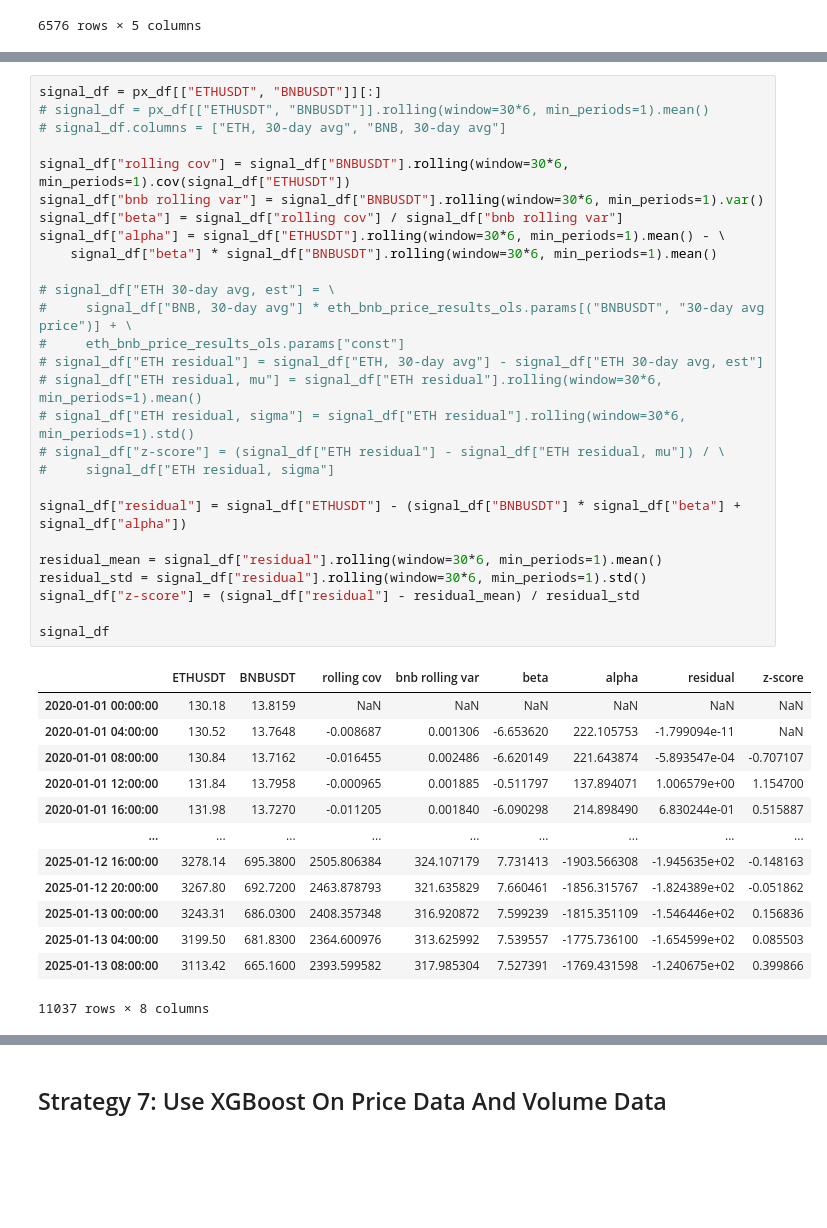
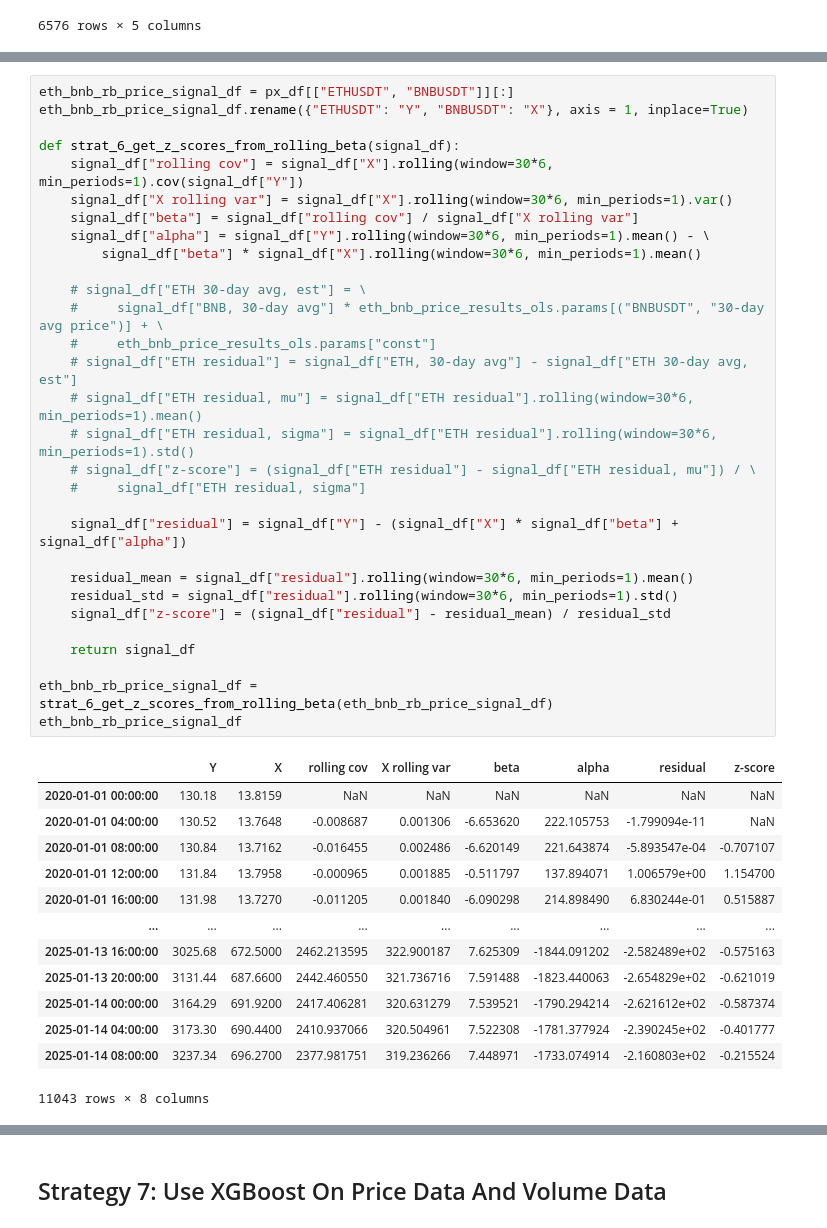
Before and after one commit to wbchristerson/jn-learning, a Jupyter notebook: cryptocurrency_stat_arb.ipynb, the cells around one changed output, grey strips where cells are left out. Cells and saved outputs as stored; diff of their text form; blank space fills up the shorter version.

```diff
--- a/cryptocurrency_stat_arb.ipynb
+++ b/cryptocurrency_stat_arb.ipynb
@@ -1635,44 +1644,47 @@ eth_bnb_price_df
 # %%
-signal_df = px_df[["ETHUSDT", "BNBUSDT"]][:]
-# signal_df = px_df[["ETHUSDT", "BNBUSDT"]].rolling(window=30*6, min_periods=1).mean()
-# signal_df.columns = ["ETH, 30-day avg", "BNB, 30-day avg"]
+eth_bnb_rb_price_signal_df = px_df[["ETHUSDT", "BNBUSDT"]][:]
+eth_bnb_rb_price_signal_df.rename({"ETHUSDT": "Y", "BNBUSDT": "X"}, axis = 1, inplace=True)
 
-signal_df["rolling cov"] = signal_df["BNBUSDT"].rolling(window=30*6, min_periods=1).cov(signal_df["ETHUSDT"])
-signal_df["bnb rolling var"] = signal_df["BNBUSDT"].rolling(window=30*6, min_periods=1).var()
-signal_df["beta"] = signal_df["rolling cov"] / signal_df["bnb rolling var"]
-signal_df["alpha"] = signal_df["ETHUSDT"].rolling(window=30*6, min_periods=1).mean() - \
-    signal_df["beta"] * signal_df["BNBUSDT"].rolling(window=30*6, min_periods=1).mean()
+def strat_6_get_z_scores_from_rolling_beta(signal_df):
+    signal_df["rolling cov"] = signal_df["X"].rolling(window=30*6, min_periods=1).cov(signal_df["Y"])
+    signal_df["X rolling var"] = signal_df["X"].rolling(window=30*6, min_periods=1).var()
+    signal_df["beta"] = signal_df["rolling cov"] / signal_df["X rolling var"]
+    signal_df["alpha"] = signal_df["Y"].rolling(window=30*6, min_periods=1).mean() - \
+        signal_df["beta"] * signal_df["X"].rolling(window=30*6, min_periods=1).mean()
 
-# signal_df["ETH 30-day avg, est"] = \
-#     signal_df["BNB, 30-day avg"] * eth_bnb_price_results_ols.params[("BNBUSDT", "30-day avg price")] + \
-#     eth_bnb_price_results_ols.params["const"]
-# signal_df["ETH residual"] = signal_df["ETH, 30-day avg"] - signal_df["ETH 30-day avg, est"]
-# signal_df["ETH residual, mu"] = signal_df["ETH residual"].rolling(window=30*6, min_periods=1).mean()
-# signal_df["ETH residual, sigma"] = signal_df["ETH residual"].rolling(window=30*6, min_periods=1).std()
-# signal_df["z-score"] = (signal_df["ETH residual"] - signal_df["ETH residual, mu"]) / \
-#     signal_df["ETH residual, sigma"]
+    # signal_df["ETH 30-day avg, est"] = \
+    #     signal_df["BNB, 30-day avg"] * eth_bnb_price_results_ols.params[("BNBUSDT", "30-day avg price")] + \
+    #     eth_bnb_price_results_ols.params["const"]
+    # signal_df["ETH residual"] = signal_df["ETH, 30-day avg"] - signal_df["ETH 30-day avg, est"]
+    # signal_df["ETH residual, mu"] = signal_df["ETH residual"].rolling(window=30*6, min_periods=1).mean()
+    # signal_df["ETH residual, sigma"] = signal_df["ETH residual"].rolling(window=30*6, min_periods=1).std()
+    # signal_df["z-score"] = (signal_df["ETH residual"] - signal_df["ETH residual, mu"]) / \
+    #     signal_df["ETH residual, sigma"]
 
-signal_df["residual"] = signal_df["ETHUSDT"] - (signal_df["BNBUSDT"] * signal_df["beta"] + signal_df["alpha"])
+    signal_df["residual"] = signal_df["Y"] - (signal_df["X"] * signal_df["beta"] + signal_df["alpha"])
 
-residual_mean = signal_df["residual"].rolling(window=30*6, min_periods=1).mean()
-residual_std = signal_df["residual"].rolling(window=30*6, min_periods=1).std()
-signal_df["z-score"] = (signal_df["residual"] - residual_mean) / residual_std
+    residual_mean = signal_df["residual"].rolling(window=30*6, min_periods=1).mean()
+    residual_std = signal_df["residual"].rolling(window=30*6, min_periods=1).std()
+    signal_df["z-score"] = (signal_df["residual"] - residual_mean) / residual_std
 
-signal_df
+    return signal_df
+
+eth_bnb_rb_price_signal_df = strat_6_get_z_scores_from_rolling_beta(eth_bnb_rb_price_signal_df)
+eth_bnb_rb_price_signal_df
 # %% [output]
-|  | ETHUSDT | BNBUSDT | rolling cov | bnb rolling var | beta | alpha | residual | z-score |
+|  | Y | X | rolling cov | X rolling var | beta | alpha | residual | z-score |
 | 2020-01-01 00:00:00 | 130.18 | 13.8159 | NaN | NaN | NaN | NaN | NaN | NaN |
 | 2020-01-01 04:00:00 | 130.52 | 13.7648 | -0.008687 | 0.001306 | -6.653620 | 222.105753 | -1.799094e-11 | NaN |
 | 2020-01-01 08:00:00 | 130.84 | 13.7162 | -0.016455 | 0.002486 | -6.620149 | 221.643874 | -5.893547e-04 | -0.707107 |
 | 2020-01-01 12:00:00 | 131.84 | 13.7958 | -0.000965 | 0.001885 | -0.511797 | 137.894071 | 1.006579e+00 | 1.154700 |
 | 2020-01-01 16:00:00 | 131.98 | 13.7270 | -0.011205 | 0.001840 | -6.090298 | 214.898490 | 6.830244e-01 | 0.515887 |
 | ... | ... | ... | ... | ... | ... | ... | ... | ... |
-| 2025-01-12 16:00:00 | 3278.14 | 695.3800 | 2505.806384 | 324.107179 | 7.731413 | -1903.566308 | -1.945635e+02 | -0.148163 |
-| 2025-01-12 20:00:00 | 3267.80 | 692.7200 | 2463.878793 | 321.635829 | 7.660461 | -1856.315767 | -1.824389e+02 | -0.051862 |
-| 2025-01-13 00:00:00 | 3243.31 | 686.0300 | 2408.357348 | 316.920872 | 7.599239 | -1815.351109 | -1.546446e+02 | 0.156836 |
-| 2025-01-13 04:00:00 | 3199.50 | 681.8300 | 2364.600976 | 313.625992 | 7.539557 | -1775.736100 | -1.654599e+02 | 0.085503 |
-| 2025-01-13 08:00:00 | 3113.42 | 665.1600 | 2393.599582 | 317.985304 | 7.527391 | -1769.431598 | -1.240675e+02 | 0.399866 |
+| 2025-01-13 16:00:00 | 3025.68 | 672.5000 | 2462.213595 | 322.900187 | 7.625309 | -1844.091202 | -2.582489e+02 | -0.575163 |
+| 2025-01-13 20:00:00 | 3131.44 | 687.6600 | 2442.460550 | 321.736716 | 7.591488 | -1823.440063 | -2.654829e+02 | -0.621019 |
+| 2025-01-14 00:00:00 | 3164.29 | 691.9200 | 2417.406281 | 320.631279 | 7.539521 | -1790.294214 | -2.621612e+02 | -0.587374 |
+| 2025-01-14 04:00:00 | 3173.30 | 690.4400 | 2410.937066 | 320.504961 | 7.522308 | -1781.377924 | -2.390245e+02 | -0.401777 |
+| 2025-01-14 08:00:00 | 3237.34 | 696.2700 | 2377.981751 | 319.236266 | 7.448971 | -1733.074914 | -2.160803e+02 | -0.215524 |
-11037 rows × 8 columns
+11043 rows × 8 columns
 # %%
 import matplotlib.pyplot as plt
 
```
Also changed, not shown: parts of 84 cells of this notebook.
